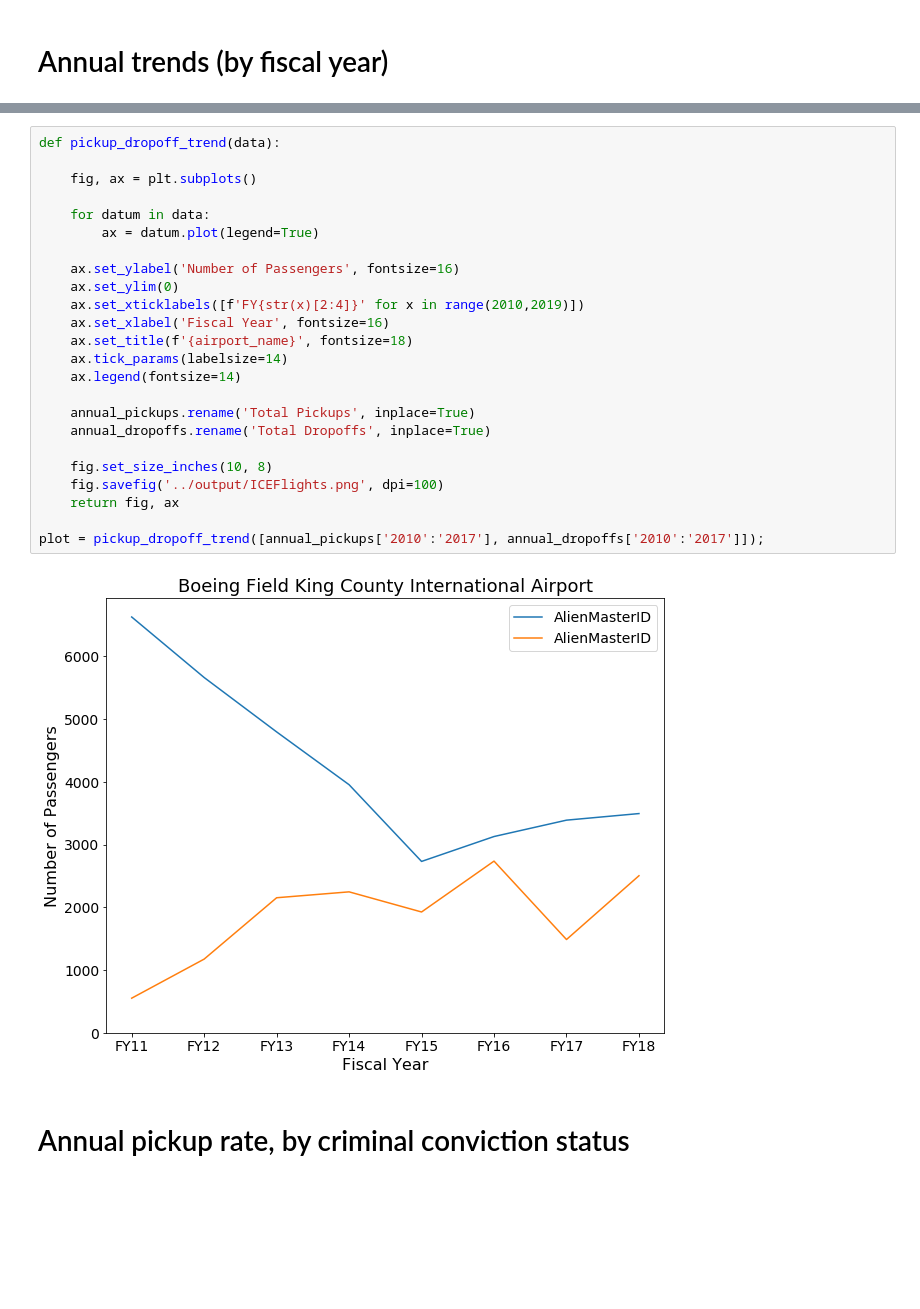
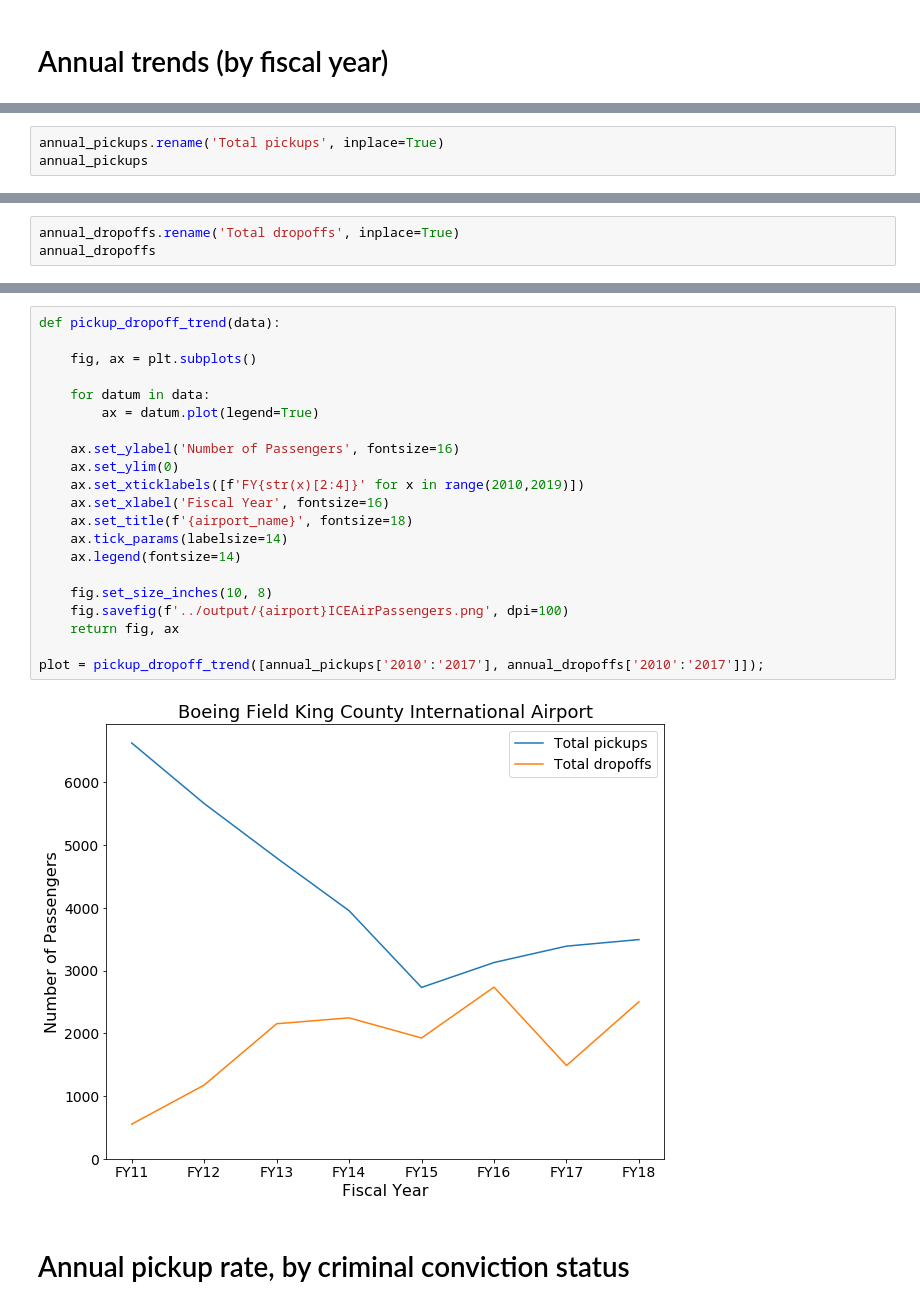
Before and after one commit to UWCHR/ice-air, a Jupyter notebook: analyze/note/airport.ipynb, the cells around one changed output, grey strips where cells are left out. Saved outputs shown, nothing was run; the diff lists cells and outputs as text; blank space fills up the shorter version.

Commit message:
Working draft notebook for airport-specific queries

```diff
--- a/analyze/note/airport.ipynb
+++ b/analyze/note/airport.ipynb
@@ -124,0 +83,3 @@ Freq: AS-OCT, Name: MissionID, dtype: int64
+# %%
+annual_pickups.rename('Total pickups', inplace=True)
+annual_pickups
@@ -124,0 +98,3 @@ Freq: AS-OCT, Name: MissionID, dtype: int64
+# %%
+annual_dropoffs.rename('Total dropoffs', inplace=True)
+annual_dropoffs
@@ -125,29 +143,26 @@ Freq: AS-OCT, Name: MissionID, dtype: int64
 # %%
 def pickup_dropoff_trend(data):
 
     fig, ax = plt.subplots()
 
     for datum in data:
         ax = datum.plot(legend=True)
 
     ax.set_ylabel('Number of Passengers', fontsize=16)
     ax.set_ylim(0)
     ax.set_xticklabels([f'FY{str(x)[2:4]}' for x in range(2010,2019)])
     ax.set_xlabel('Fiscal Year', fontsize=16)
     ax.set_title(f'{airport_name}', fontsize=18)
     ax.tick_params(labelsize=14)
     ax.legend(fontsize=14)
 
-    annual_pickups.rename('Total Pickups', inplace=True)
-    annual_dropoffs.rename('Total Dropoffs', inplace=True)
-
     fig.set_size_inches(10, 8)
-    fig.savefig('../output/ICEFlights.png', dpi=100)
+    fig.savefig(f'../output/{airport}ICEAirPassengers.png', dpi=100)
     return fig, ax
 
 plot = pickup_dropoff_trend([annual_pickups['2010':'2017'], annual_dropoffs['2010':'2017']]);
 # %% [output]
-[figure, old version]
+[figure, new version]
 # %% [markdown]
 # Annual pickup rate, by criminal conviction status
 # %%
```
Also changed, not shown: parts of 23 cells of this notebook.
